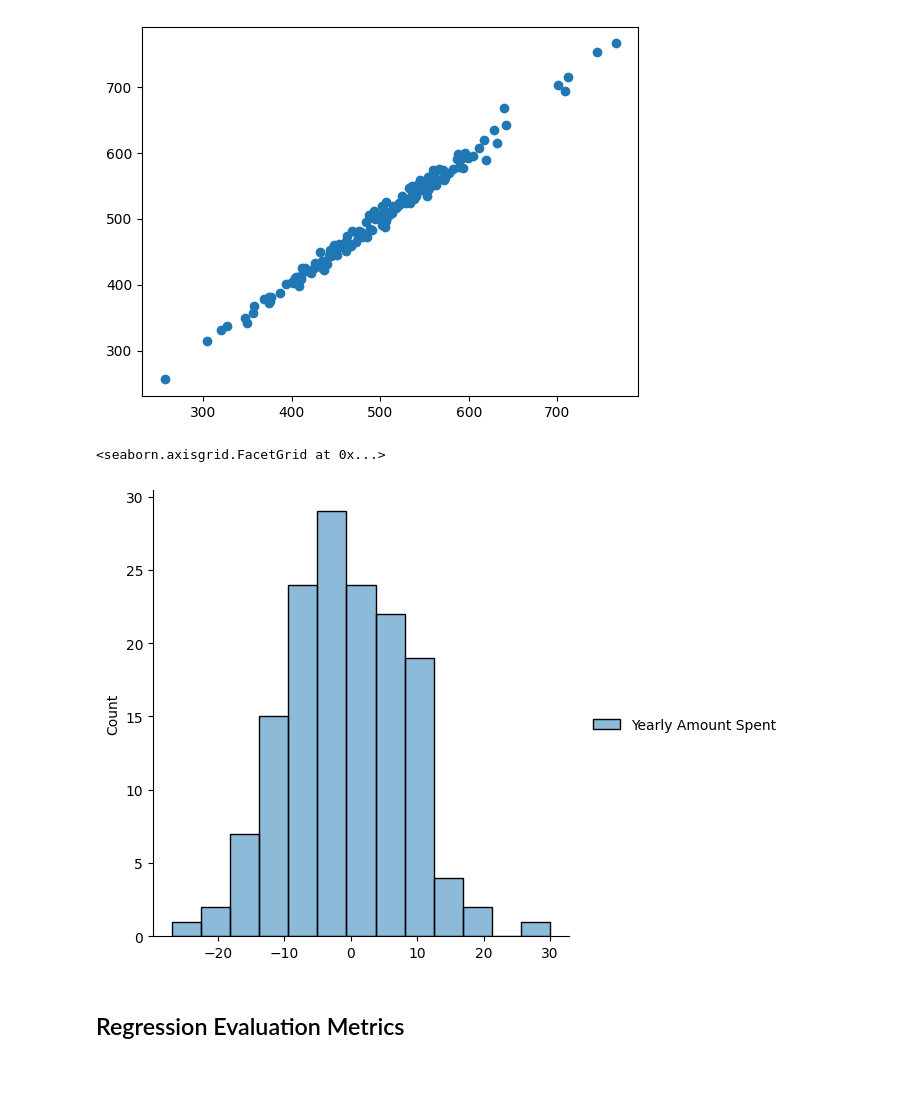
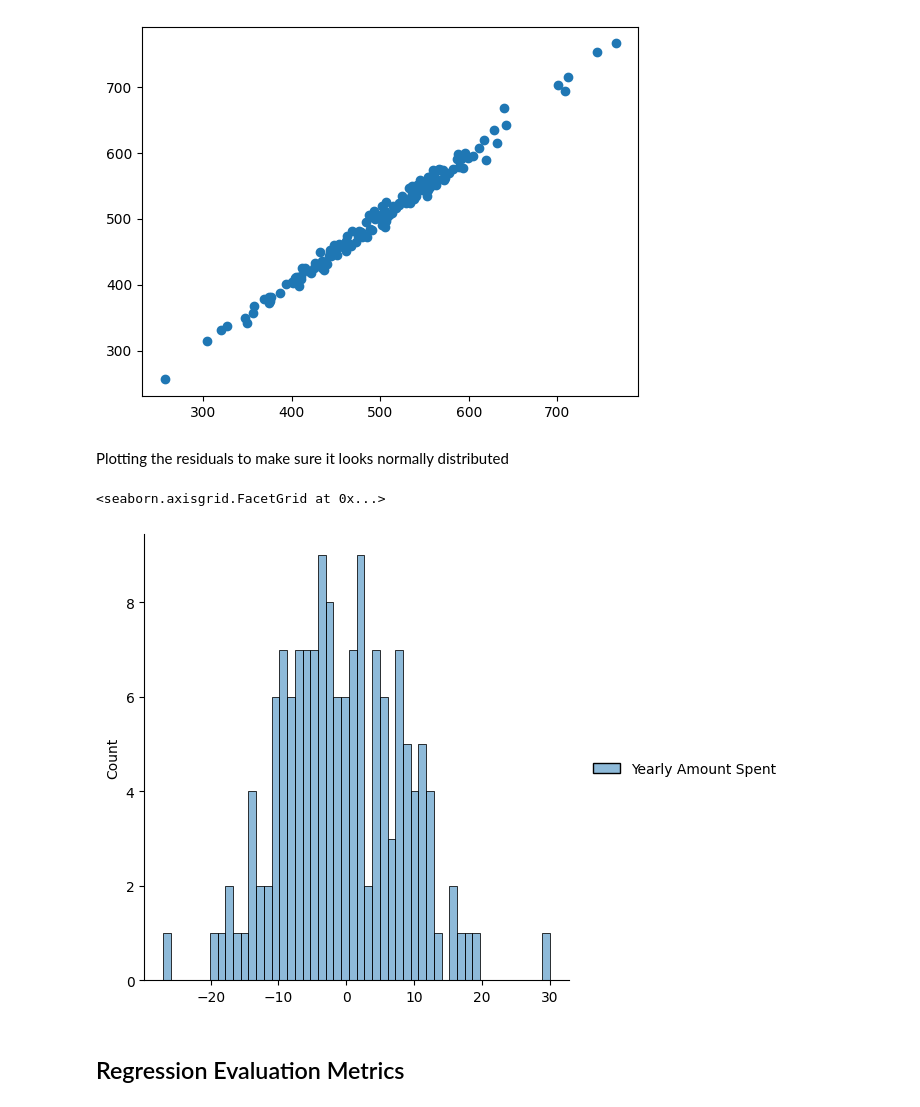
Before and after one commit to lostconnectionhere/machinelearning, a Jupyter notebook: linear_regression/ecommerce_linearRegression.ipynb, the cells around one changed output. Drawn from its saved outputs; the diff is of its cells as text; code cells hidden in the pictures; blank space fills up the shorter version.

```diff
--- a/linear_regression/ecommerce_linearRegression.ipynb
+++ b/linear_regression/ecommerce_linearRegression.ipynb
@@ -197,11 +205,13 @@ plt.scatter(y_test, predictions)
 # %% [output]
 <matplotlib.collections.PathCollection at 0x...>
 [figure]
+# %% [markdown]
+Plotting the residuals to make sure it looks normally distributed
 # %%
-sns.displot((y_test - predictions)) # if the residuals are normally distributed, the model was a correct choice for the data
+sns.displot((y_test - predictions), bins=50) # if the residuals are normally distributed, the model was a correct choice for the data
 # %% [output]
 <seaborn.axisgrid.FacetGrid at 0x...>
-[figure, old version]
+[figure, new version]
 # %% [markdown]
 ## Regression Evaluation Metrics
 # %%
```
Also changed, not shown: parts of 4 cells of this notebook.
